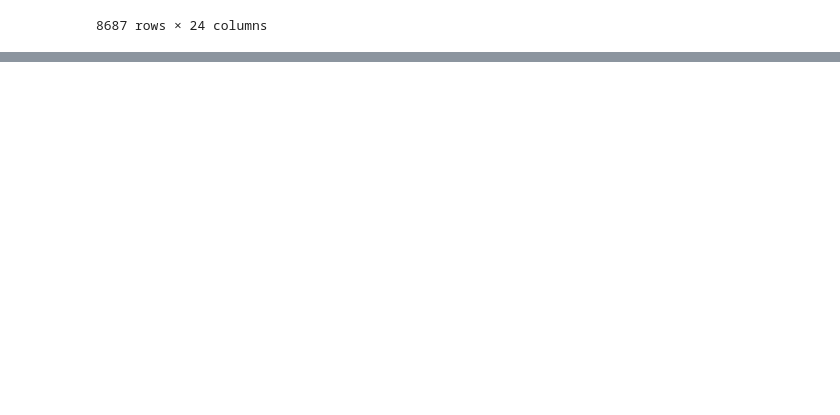
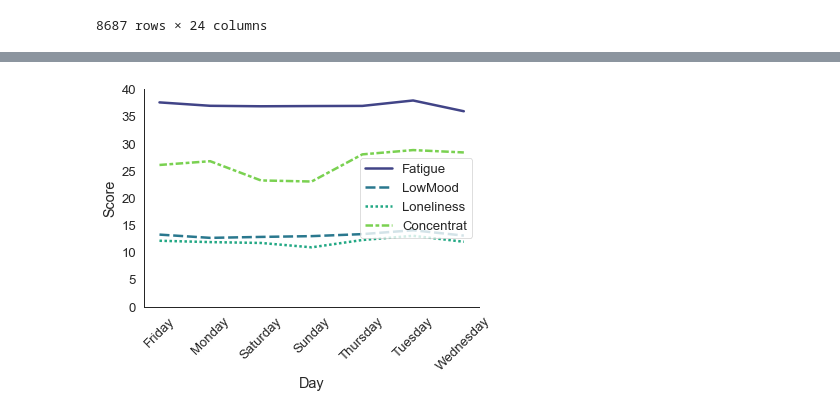
Before and after one commit to serNAVARRO7/AISaturdays-depresion-rrss, a Jupyter notebook: scripts/extra/test_plotting_dailyMeans.ipynb, the cells around one changed output, grey strips where cells are left out. Cells and saved outputs as stored; diff of their text form; code cells hidden in the pictures; blank space fills up the shorter version.

```diff
--- a/scripts/extra/test_plotting_dailyMeans.ipynb
+++ b/scripts/extra/test_plotting_dailyMeans.ipynb
@@ -66,0 +88,24 @@ sns.despine()
+# %%
+sns.set_style("white")
+sns.set_context("paper", font_scale=1.5, rc={"lines.linewidth": 2.5})
+
+fig, ax = plt.subplots()
+fig.set_figheight(15)
+fig.set_figwidth(8)
+
+fields = ['Fatigue']
+
+with sns.axes_style("white"):
+    days = list(data.Day.unique())
+    for field in fields:
+        meanst = np.array(data.groupby(["Day"])[field].mean().values, dtype=np.float64)
+        sdt = np.array(data.groupby(["Day"])[field].std().values, dtype=np.float64)
+        ax.plot(days, meanst)
+        ax.fill_between(days, meanst-sdt, meanst+sdt ,alpha=0.3)
+
+ax.set_ylim([0,100])
+ax.set_ylabel("Score")
+plt.xticks(rotation=45)
+
+sns.despine()
+plt.savefig('../../figures/TEST_Fatigue-varCI-line.png')
@@ -69,0 +129,12 @@ for column in dailyMeans.columns:
+# %%
+sns.set_style("white")
+sns.set_context("paper", font_scale=1.5, rc={"lines.linewidth": 2.5})
+
+ESM_quest = dailyMeans.iloc[:,:4]
+ax = sns.lineplot(data=ESM_quest, palette='viridis', sizes=(5, 10)) # , x=, y=
+ax.set_ylim([0,40])
+ax.set_ylabel("Score")
+plt.xticks(rotation=45)
+sns.despine()
+# %% [output]
+[figure, added]
```
Also changed, not shown: parts of 6 cells of this notebook, 3 other files.
